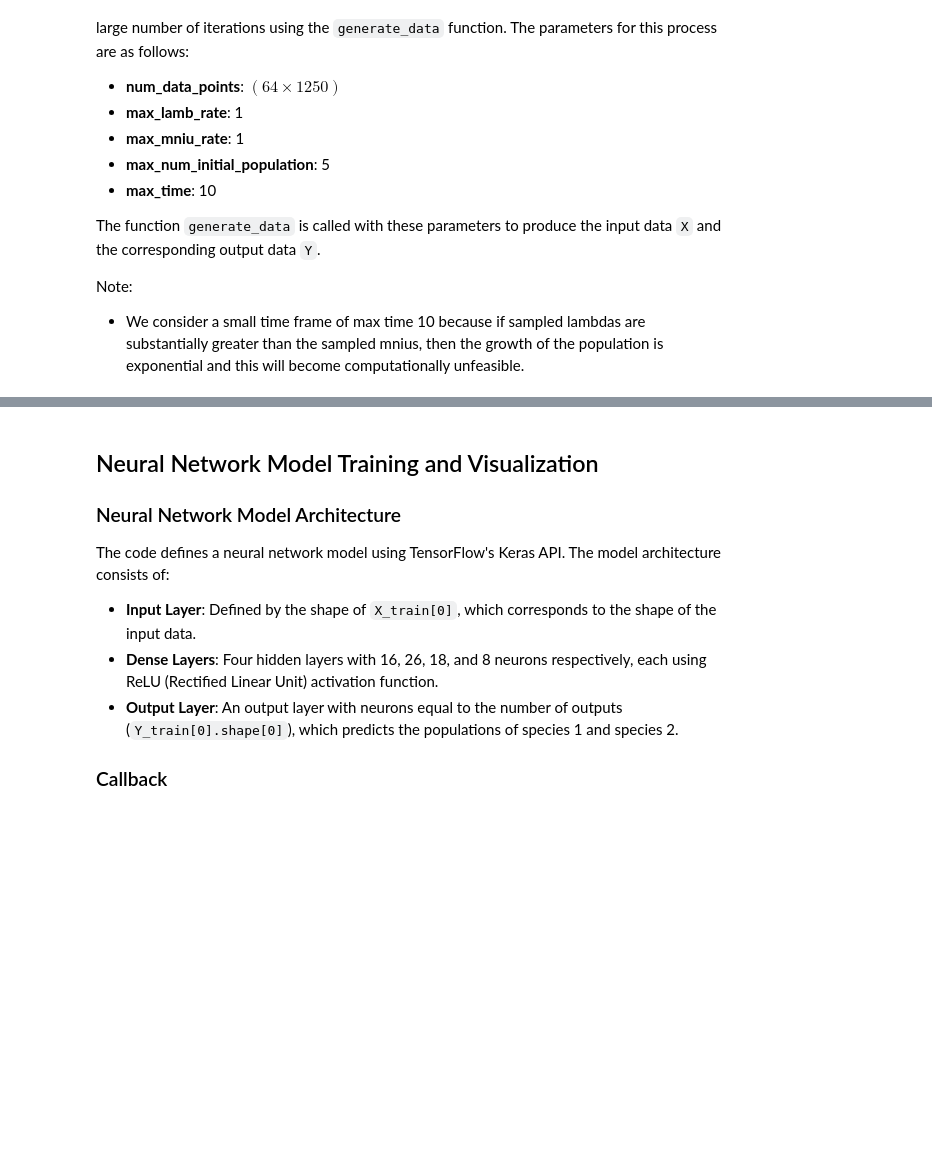
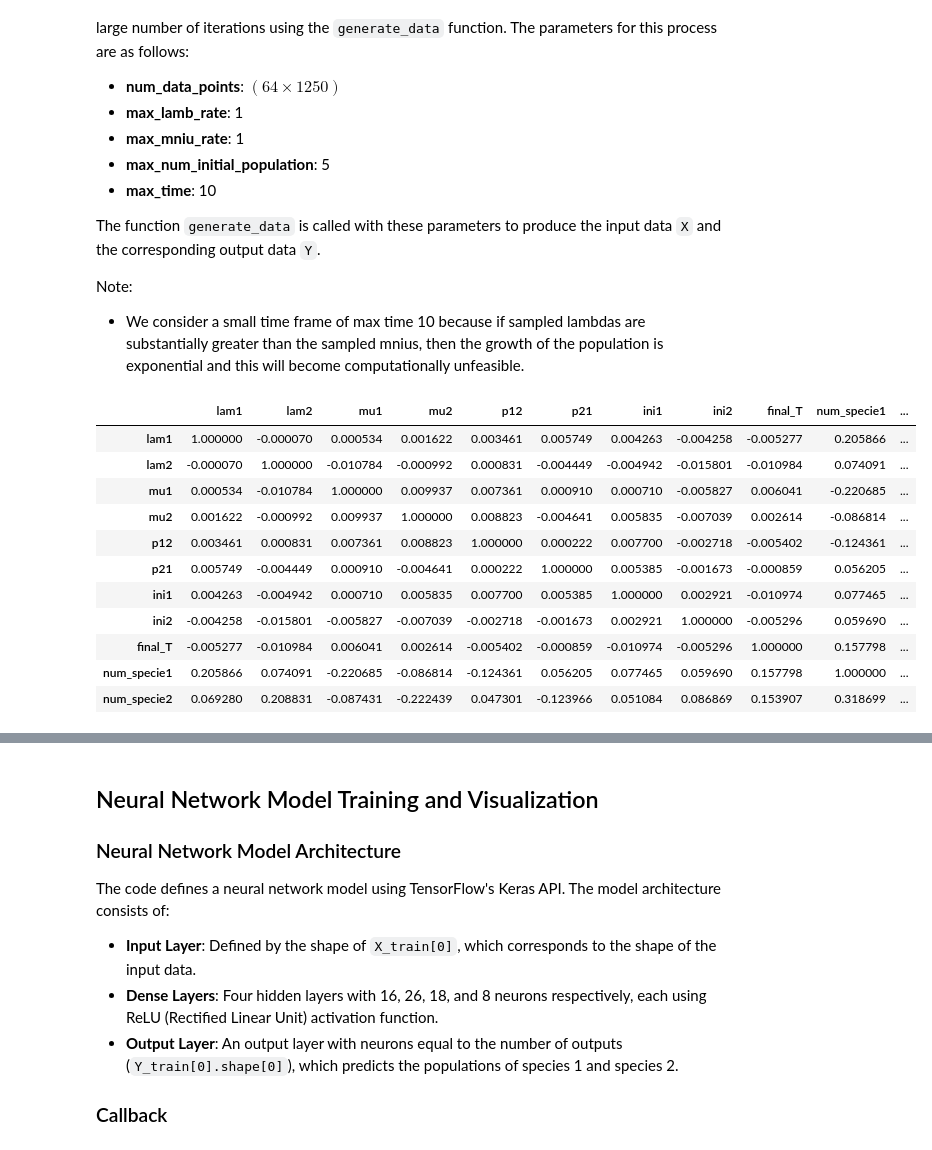
Before and after one commit to FabianGobet/USI-projects, a Jupyter notebook: Stochastic Methods/lab3/Fabian_Gobet_SM_assignment6.ipynb, the cells around one changed output, grey strips where cells are left out. Saved outputs shown, nothing was run; the diff lists cells and outputs as text; code cells hidden in the pictures; blank space fills up the shorter version.

```diff
--- a/Stochastic Methods/lab3/Fabian_Gobet_SM_assignment6.ipynb
+++ b/Stochastic Methods/lab3/Fabian_Gobet_SM_assignment6.ipynb
@@ -167,11 +172,11 @@ def generate_data(num_data_points, max_lamb_rate, max_mniu_rate, max_num_initial
         time = np.random.uniform(0, max_time)
         ini1, ini2 = np.random.randint(0, max_num_initial_population, size=2)
 
-        events = bisse(lam1, lam2, mu1, mu2, p12, p21, ini1, ini2, time)
+        final_T, events = bisse(lam1, lam2, mu1, mu2, p12, p21, ini1, ini2, time)
 
         _, num_specie1, num_specie2 = (0, ini1, ini2) if len(events) == 0 else events[-1]
 
-        X.append([lam1, lam2, mu1, mu2, p12, p21, ini1, ini2])
+        X.append([lam1, lam2, mu1, mu2, p12, p21, ini1, ini2, final_T])
         Y.append([num_specie1, num_specie2])
 
     return np.array(X), np.array(Y)
@@ -212,0 +218,15 @@ X_train, Y_train, X_val, Y_val = X_train[:val_cut_idx], Y_train[:val_cut_idx], X
+# %%
+train_set.corr()
+# %% [output]
+|  | lam1 | lam2 | mu1 | mu2 | p12 | p21 | ini1 | ini2 | final_T | num_specie1 | ... |
+| lam1 | 1.000000 | -0.000070 | 0.000534 | 0.001622 | 0.003461 | 0.005749 | 0.004263 | -0.004258 | -0.005277 | 0.205866 | ... |
+| lam2 | -0.000070 | 1.000000 | -0.010784 | -0.000992 | 0.000831 | -0.004449 | -0.004942 | -0.015801 | -0.010984 | 0.074091 | ... |
+| mu1 | 0.000534 | -0.010784 | 1.000000 | 0.009937 | 0.007361 | 0.000910 | 0.000710 | -0.005827 | 0.006041 | -0.220685 | ... |
+| mu2 | 0.001622 | -0.000992 | 0.009937 | 1.000000 | 0.008823 | -0.004641 | 0.005835 | -0.007039 | 0.002614 | -0.086814 | ... |
+| p12 | 0.003461 | 0.000831 | 0.007361 | 0.008823 | 1.000000 | 0.000222 | 0.007700 | -0.002718 | -0.005402 | -0.124361 | ... |
+| p21 | 0.005749 | -0.004449 | 0.000910 | -0.004641 | 0.000222 | 1.000000 | 0.005385 | -0.001673 | -0.000859 | 0.056205 | ... |
+| ini1 | 0.004263 | -0.004942 | 0.000710 | 0.005835 | 0.007700 | 0.005385 | 1.000000 | 0.002921 | -0.010974 | 0.077465 | ... |
+| ini2 | -0.004258 | -0.015801 | -0.005827 | -0.007039 | -0.002718 | -0.001673 | 0.002921 | 1.000000 | -0.005296 | 0.059690 | ... |
+| final_T | -0.005277 | -0.010984 | 0.006041 | 0.002614 | -0.005402 | -0.000859 | -0.010974 | -0.005296 | 1.000000 | 0.157798 | ... |
+| num_specie1 | 0.205866 | 0.074091 | -0.220685 | -0.086814 | -0.124361 | 0.056205 | 0.077465 | 0.059690 | 0.157798 | 1.000000 | ... |
+| num_specie2 | 0.069280 | 0.208831 | -0.087431 | -0.222439 | 0.047301 | -0.123966 | 0.051084 | 0.086869 | 0.153907 | 0.318699 | ... |
```
Also changed, not shown: parts of 16 cells of this notebook, 9 other files.
